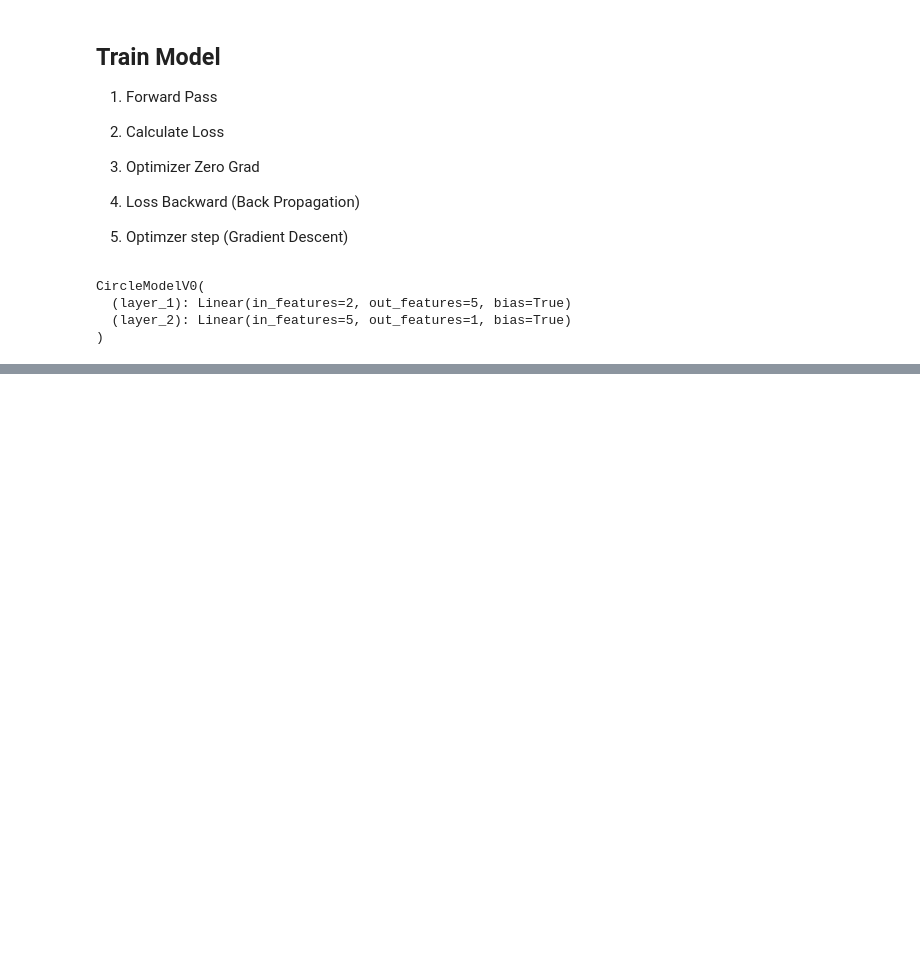
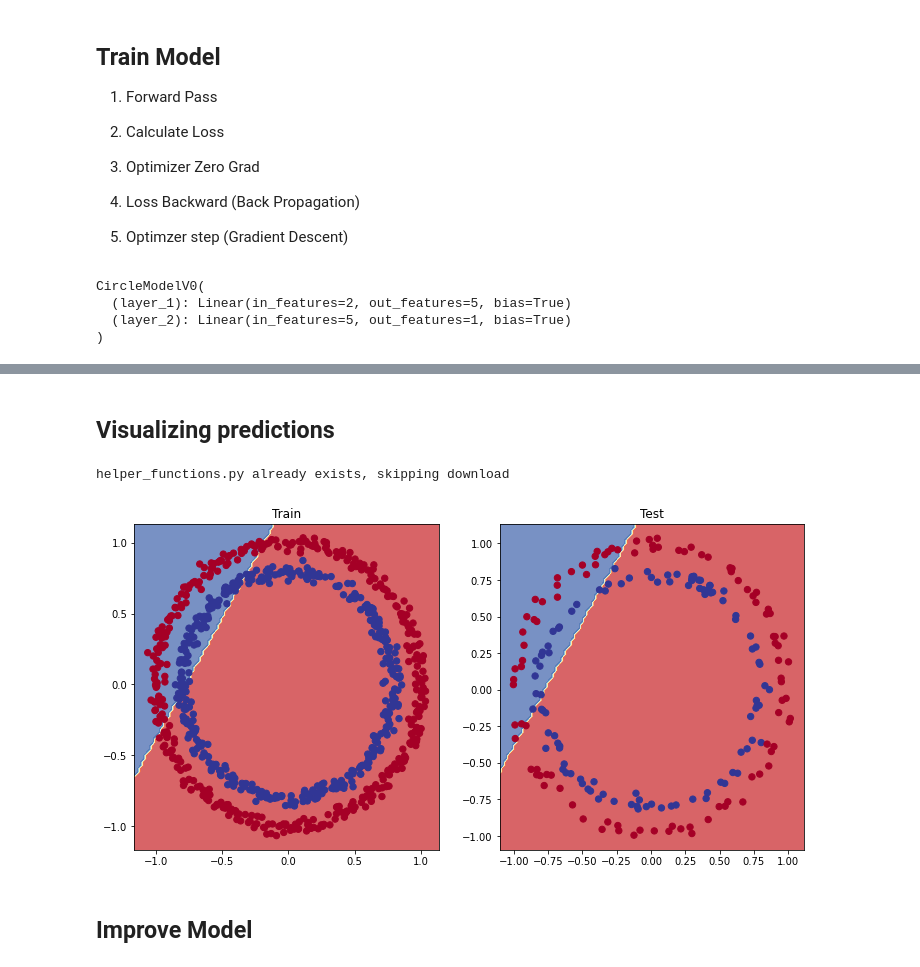
Before and after one commit to Hrithik2212/PyTorch-Deep-Learning-, a Jupyter notebook: 02_pytorch_classification.ipynb, the cells around one changed output, grey strips where cells are left out. Cells and saved outputs as stored; diff of their text form; code cells hidden in the pictures; blank space fills up the shorter version.

Commit message:
Building a full end classification model without Activation Functions

```diff
--- a/02_pytorch_classification.ipynb
+++ b/02_pytorch_classification.ipynb
@@ -172,3 +174,6 @@ CircleModelV0(
   (layer_1): Linear(in_features=2, out_features=5, bias=True)
   (layer_2): Linear(in_features=5, out_features=1, bias=True)
 )
+# %%
+y_logits = Model_0(X_test.to(device))[:5]
+y_logits
@@ -174,0 +222,31 @@ CircleModelV0(
+# %%
+torch.manual_seed(42)
+epochs = 101
+X_train , y_train = X_train.to(device) , y_train.to(device)
+X_test , y_test = X_test.to(device) , y_test.to(device)
+for epoch in range(epochs):
+  Model_0.train()
+  # Foward Pass
+  y_logits = Model_0(X_train).squeeze()
+  y_pred = torch.round(y_logits)
+  # Calculate Loss and Accuracy
+  loss = loss_fn(torch.sigmoid(y_logits),y_train)
+
+  acc = accuracy_fn(y_train,y_pred)
+  # Optimizer Zero Grad
+  optimizer_2.zero_grad()
+
+  # Back Propagation
+  loss.backward()
+
+  # Optimizer Gradient Descent
+  with torch.inference_mode():
+    # Foward Pasdd
+    test_logits = Model_0(X_test).squeeze()
+    test_pred = torch.round(torch.sigmoid(test_logits))
+    # Calculate Loss and Accuracy
+    test_loss = loss_fn(torch.sigmoid(test_logits),y_test)
+    test_acc = accuracy_fn(y_test,test_pred)
+
+    if epoch % 10 == 0 :
+      print(f"Epoch {epoch}  Loss {loss}  Accuracy {acc}")
@@ -174,0 +265,31 @@ CircleModelV0(
+# %% [markdown]
+## Visualizing predictions
+# %%
+import requests
+from pathlib import Path
+
+# Download helper functions from Learn PyTorch repo (if not already downloaded)
+if Path("helper_functions.py").is_file():
+  print("helper_functions.py already exists, skipping download")
+else:
+  print("Downloading helper_functions.py")
+  request = requests.get("https://raw.githubusercontent.com/mrdbourke/pytorch-deep-learning/main/helper_functions.py")
+  with open("helper_functions.py", "wb") as f:
+    f.write(request.content)
+
+from helper_functions import plot_predictions, plot_decision_boundary
+# %% [output]
+helper_functions.py already exists, skipping download
+# %%
+# Plot decision boundaries for training and test sets
+plt.figure(figsize=(12, 6))
+plt.subplot(1, 2, 1)
+plt.title("Train")
+plot_decision_boundary(Model_0, X_train, y_train)
+plt.subplot(1, 2, 2)
+plt.title("Test")
+plot_decision_boundary(Model_0, X_test, y_test)
+# %% [output]
+[figure, added]
+# %% [markdown]
+## Improve Model
```
Also changed, not shown: parts of 16 cells of this notebook.
